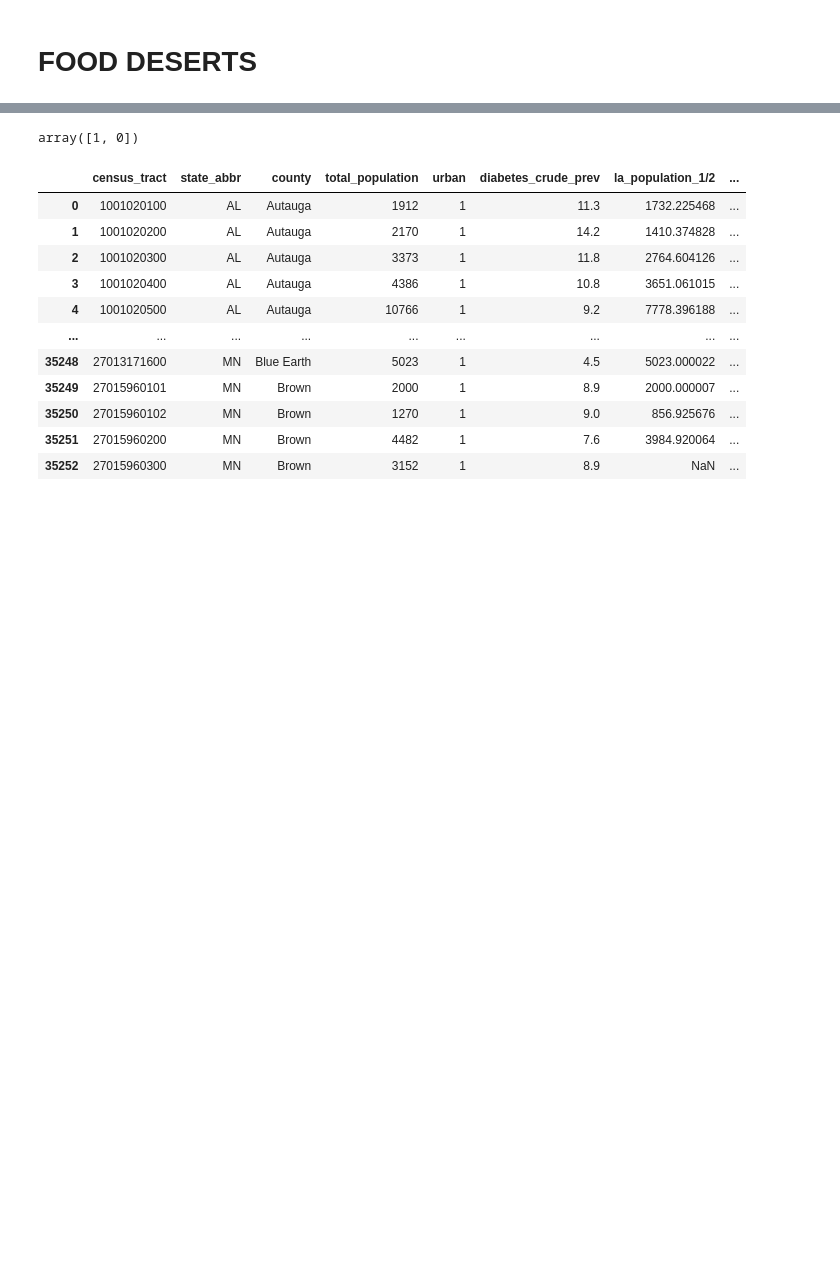
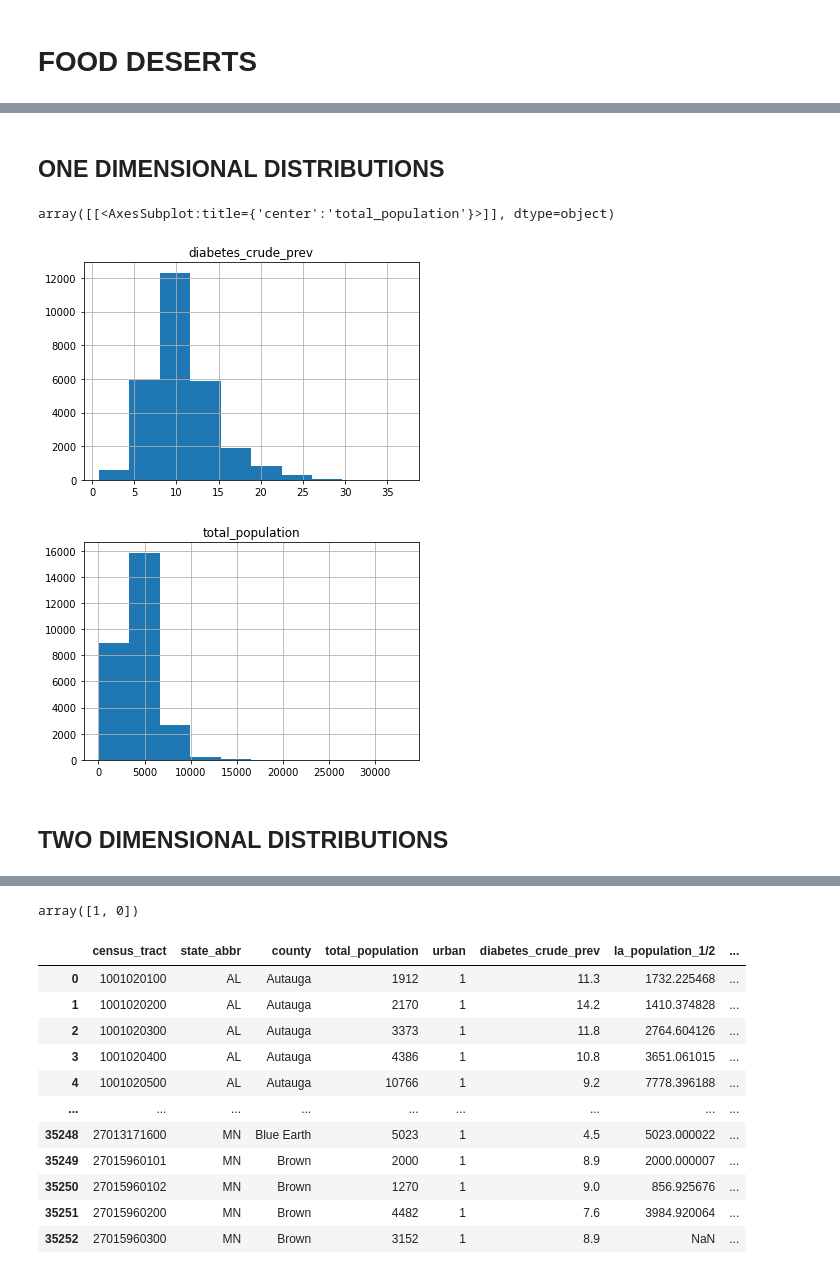
Before and after one commit to cowens87/ds4a_food_deserts, a Jupyter notebook: data_distributions.ipynb, the cells around one changed output, grey strips where cells are left out. Cells and saved outputs as stored; diff of their text form; code cells hidden in the pictures; blank space fills up the shorter version.

Commit message:
Update columns

```diff
--- a/data_distributions.ipynb
+++ b/data_distributions.ipynb
@@ -2,0 +12,14 @@
+# %%
+# opening food desert
+with open('data/Cleaned Food Desert Data.csv') as f:
+    df = pd.read_csv(f)
+# opening health outcomes
+with open('data/Cleaned Health Outcomes Data 2.csv') as g:
+    df2 = pd.read_csv(g)
+# changing the health outcomes census tract column name to match
+df2 = df2.rename(columns={"tract_fips": "census_tract"})
+# merging both using census tract as key | total: 35253 rows × 146 columns
+result = pd.merge(df, df2, on="census_tract") # total: 35253 rows × 146 columns
+# %%
+# filter by desired columns | total: 35253 rows × 8 columns
+filtered_data = result.filter(['census_tract', 'state_abbr', 'county', 'total_population', 'urban', 'diabetes_crude_prev', 'la_low_income_1/2', 'la_low_income_1', 'la_low_income_1/2_share', 'la_low_income_1_share'])
@@ -2,0 +29,6 @@
+# %%
+# filter out non-urban areas
+urban_data = filtered_data[filtered_data.urban != 0]
+urban_data['urban'].unique() # confirms only urban = 1 is in dataset
+# len(urban_data['state_abbr'].unique())
+urban_data
@@ -2,0 +49,11 @@
+# %% [markdown]
+## ONE DIMENSIONAL DISTRIBUTIONS
+# %%
+urban_data.hist(column='diabetes_crude_prev')
+urban_data.hist(column='total_population')
+# %% [output]
+array([[<AxesSubplot:title={'center':'total_population'}>]], dtype=object)
+[figure, added]
+[figure, added]
+# %% [markdown]
+## TWO DIMENSIONAL DISTRIBUTIONS
```
Also changed, not shown: parts of 8 cells of this notebook.
